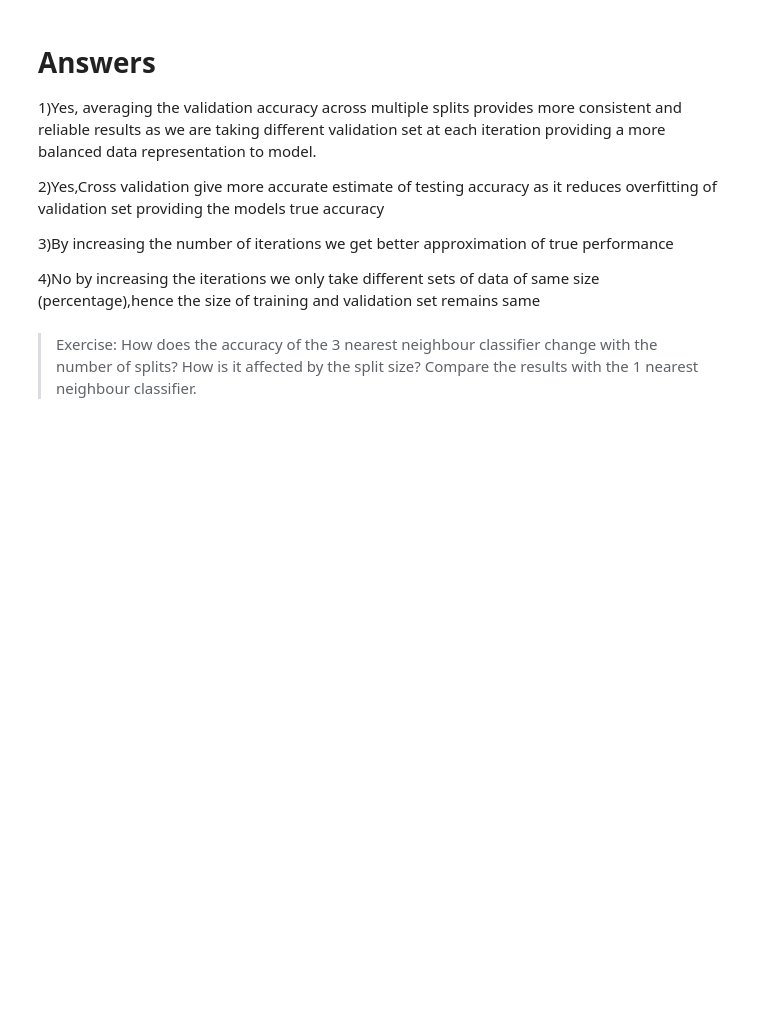
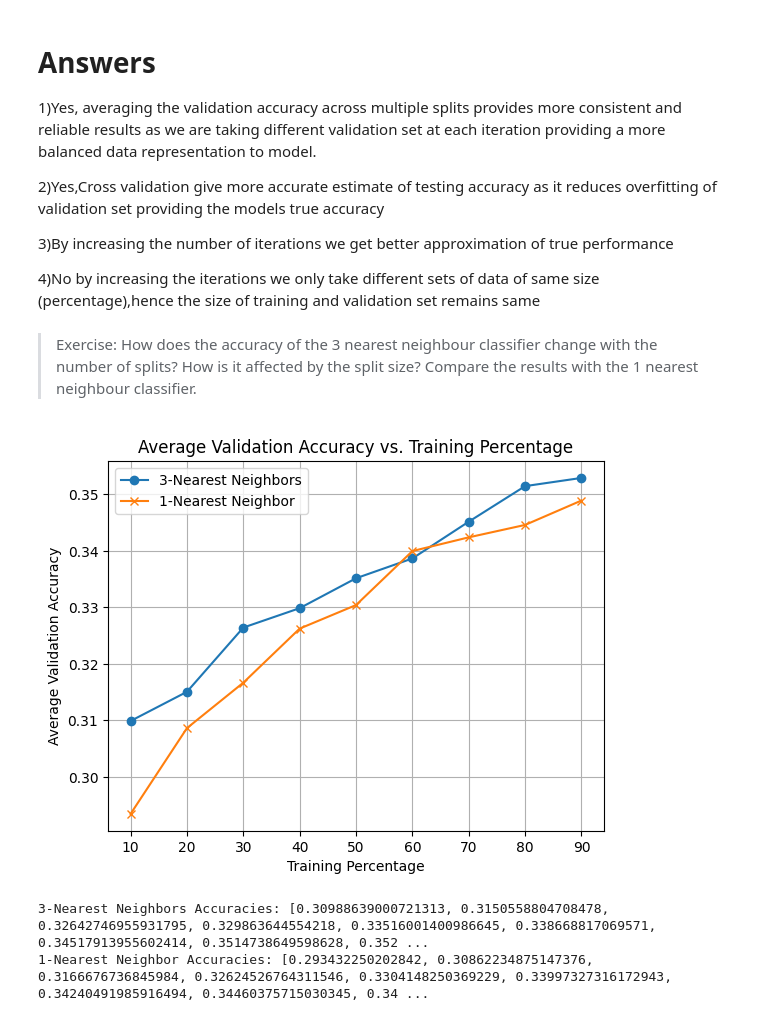
Before and after one commit to VenkatVardhan/FMML_Projects, a Jupyter notebook: LAB/4)AIML_III_Module_01_Lab_02_Machine_Learning_terms_and_metrics.ipynb, the cells around one changed output. Drawn from its saved outputs; the diff is of its cells as text; code cells hidden in the pictures; blank space fills up the shorter version.

```diff
--- a/LAB/4)AIML_III_Module_01_Lab_02_Machine_Learning_terms_and_metrics.ipynb
+++ b/LAB/4)AIML_III_Module_01_Lab_02_Machine_Learning_terms_and_metrics.ipynb
@@ -330,29 +393,33 @@ This is a very simple way of doing cross-validation. There are many well-known a
 # %%
 
 def AverageAccuracy(alldata, alllabel, splitpercent, iterations, classifier):
     accuracy = 0
     for ii in range(iterations):
         traindata, trainlabel, valdata, vallabel = split(alldata, alllabel, splitpercent)
-        valpred = classifier(traindata, trainlabel, valdata)
+        valpred = classifier.fit(traindata, trainlabel).predict(valdata)
         accuracy += Accuracy(vallabel, valpred)
     return accuracy / iterations
 
 split_percentages = np.linspace(10, 90, 9) / 100
 iterations = 10
 
 knn3_accuracies = [AverageAccuracy(alltraindata, alltrainlabel, sp, iterations, classifier=KNN3) for sp in split_percentages]
 
 knn1_accuracies = [AverageAccuracy(alltraindata, alltrainlabel, sp, iterations, classifier=KNN1) for sp in split_percentages]
 
 
 plt.plot(split_percentages * 100, knn3_accuracies, marker='o', label='3-Nearest Neighbors')
 plt.plot(split_percentages * 100, knn1_accuracies, marker='x', label='1-Nearest Neighbor')
 plt.xlabel('Training Percentage')
 plt.ylabel('Average Validation Accuracy')
 plt.title('Average Validation Accuracy vs. Training Percentage')
 plt.legend()
 plt.grid(True)
 plt.show()
 
 print("3-Nearest Neighbors Accuracies:", knn3_accuracies)
 print("1-Nearest Neighbor Accuracies:", knn1_accuracies)
+# %% [output]
+[figure, added]
+3-Nearest Neighbors Accuracies: [0.30988639000721313, 0.3150558804708478, 0.32642746955931795, 0.329863644554218, 0.33516001400986645, 0.338668817069571, 0.34517913955602414, 0.3514738649598628, 0.352 ...
+1-Nearest Neighbor Accuracies: [0.293432250202842, 0.30862234875147376, 0.3166676736845984, 0.32624526764311546, 0.3304148250369229, 0.33997327316172943, 0.34240491985916494, 0.34460375715030345, 0.34 ...
```
Also changed, not shown: parts of 15 cells of this notebook.
